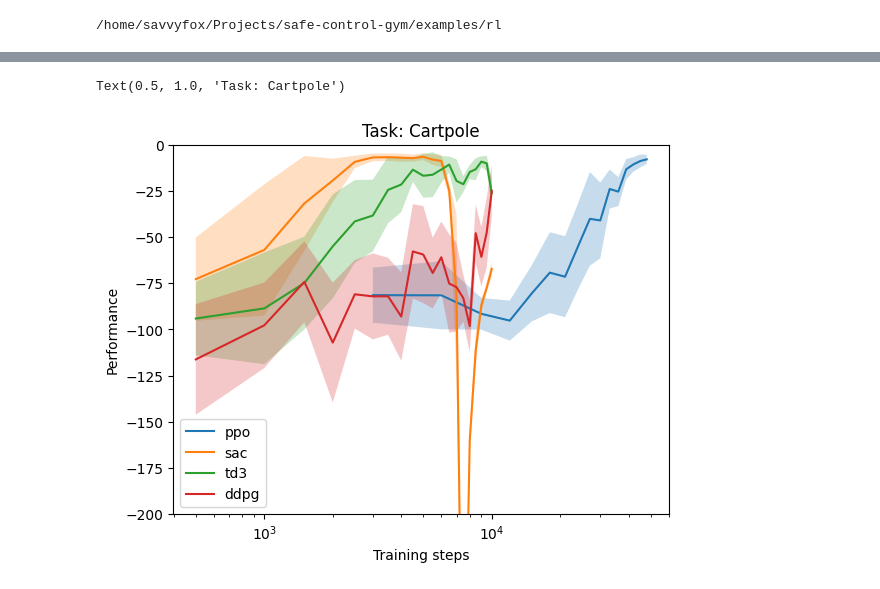
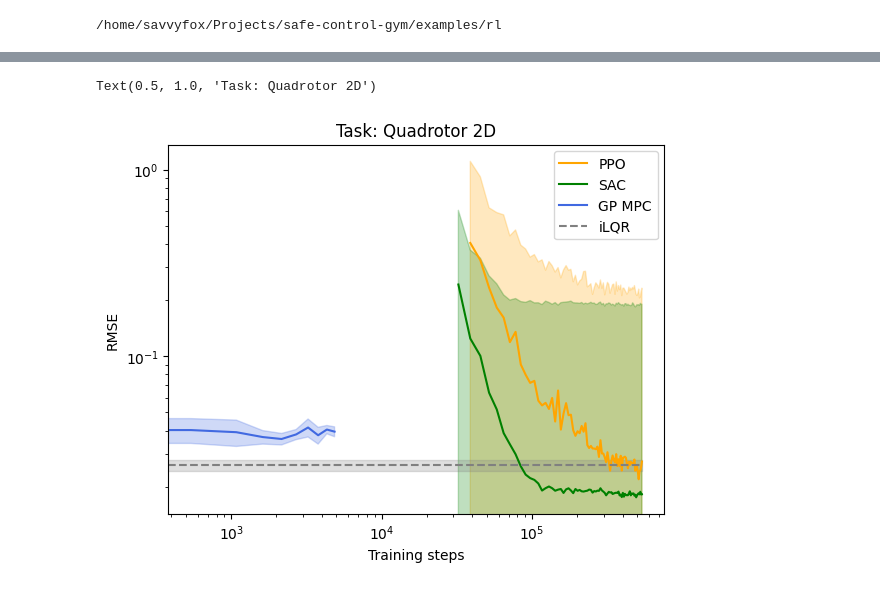
Before and after one commit to svsawant/safe-control-gym, a Jupyter notebook: examples/rl/data_analysis.ipynb, the cells around one changed output, grey strips where cells are left out. Saved outputs shown, nothing was run; the diff lists cells and outputs as text; code cells hidden in the pictures.

Commit message:
rmse calculation fix for ppo and sac

```diff
--- a/examples/rl/data_analysis.ipynb
+++ b/examples/rl/data_analysis.ipynb
@@ -42,9 +56,14 @@ for method in data_paths.keys():
     print(method)
     perf_data.update({method: {}})
     for seed in seeds:
+        xk, x, lk, l = load_from_log_file(data_paths[method] + str(seed) + "/logs/stat_eval/ep_length.log")
         xk, x, yk, y = load_from_log_file(data_paths[method] + str(seed) + "/logs/stat_eval/ep_return.log")
         xk, x, zk, z = load_from_log_file(data_paths[method] + str(seed) + "/logs/stat_eval/ep_return_std.log")
-        xk, x, ck, c = load_from_log_file(data_paths[method] + str(seed) + "/logs/stat_eval/constraint_violation.log")
+        # xk, x, ck, c = load_from_log_file(data_paths[method] + str(seed) + "/logs/stat_eval/constraint_violation.log")
         # perf_data[method].update({seed: {"x": x, "y": y, "c": c}})
-        perf_data[method].update({seed: {"x": x, "y": y, "z": z, "c": c}})
+        # perf_data[method].update({seed: {"x": x, "y": y, "z": z, "c": c}})
+        xk, x, yk, m = load_from_log_file(data_paths[method] + str(seed) + "/logs/stat_eval/mse.log")
+        xk, x, yk, n = load_from_log_file(data_paths[method] + str(seed) + "/logs/stat_eval/mse_std.log")
+        # perf_data[method].update({"x": x, "y": y, "z": z, "x1": x1, "y1": y1, "z1": z1})
+        perf_data[method].update({seed: {"x": x, "y": y, "z": z, "m": m, "n": n, "l": l}})
 # %% [output]
@@ -76,36 +73,64 @@ perf_data
 eval_data = {}
 w = 1
 fig = plt.figure()
+last_iter = perf_data["PPO"][0]["x"][-1]
 for method in data_paths.keys():
     print(method)
-    temp = np.zeros((len(seeds), 4, perf_data[method][seeds[0]]["x"].shape[0]))
+    temp = np.zeros((len(seeds), 6, perf_data[method][seeds[0]]["x"].shape[0]))
     for seed in seeds:
-        print(seed)
+        # print(seed)
         temp[seed, 0, :] = perf_data[method][seed]["x"]
         temp[seed, 1, :] = perf_data[method][seed]["y"]
         temp[seed, 2, :] = perf_data[method][seed]["z"]
-        temp[seed, 3, :] = perf_data[method][seed]["c"]
+        temp[seed, 3, :] = (perf_data[method][seed]["m"])**0.5
+        temp[seed, 4, :] = perf_data[method][seed]["n"]**0.5
+        temp[seed, 5, :] = perf_data[method][seed]["l"]
+    for seed in seeds:
+        for j,k in enumerate(temp[seed, 0, :]):
+            if temp[seed, 5, j] < 540:
+                temp[seed, 0, j] = np.nan
+                temp[seed, 1, j] = np.nan
+                temp[seed, 2, j] = np.nan
+                temp[seed, 3, j] = np.nan
+                temp[seed, 4, j] = np.nan
     eval_data.update({method: temp})
+    start_iter = last_iter - perf_data[method][seed]["x"][-1]
 
     # plotting performance
-    plt.plot(temp[0,0,:], np.mean(temp[:,1,:], axis=0), label=method)
-    plt.fill_between(temp[0,0,:], np.mean(temp[:,1,:], axis=0)+np.mean(temp[:,2,:], axis=0),
-                     np.mean(temp[:,1,:], axis=0)-np.mean(temp[:,2,:], axis=0), alpha=0.25)
+    # plt.plot(start_iter+temp[0,0,w-1:], moving_average(np.mean(temp[:,3,:], axis=0), w), label=method)
+    # plt.fill_between(start_iter+temp[0,0,w-1:],
+    #                  moving_average(np.mean(temp[:,3,:], axis=0)-np.mean(temp[:,4,:], axis=0), w),
+    #                  moving_average(np.mean(temp[:,3,:], axis=0)+np.mean(temp[:,4,:], axis=0), w), alpha=0.25)
+    plt.plot(start_iter+temp[0,0,:], np.mean(temp[:,3,:], axis=0), color=colors[method], label=method)
+    plt.fill_between(start_iter+temp[0,0,:],
+                     np.mean(temp[:,3,:], axis=0)-np.mean(temp[:,4,:], axis=0),
+                     np.mean(temp[:,3,:], axis=0)+np.mean(temp[:,4,:], axis=0), color=colors[method], alpha=0.25)
 
     # plotting constraint violations
     # plt.plot(temp[0,0,:], np.mean(temp[:,3,:], axis=0), label=method)
 
+gp_mpc_data = np.load("./Results/LSY_pc/GPMPC_rmse_200_mass_20_sample_10_epoch.npy", allow_pickle=True).item()
+start_iter = last_iter - gp_mpc_data['train_steps'][-1]
+plt.plot(0*start_iter+gp_mpc_data['train_steps'], gp_mpc_data['mean'], color=colors["GP MPC"], label='GP MPC')
+plt.fill_between(0*start_iter+gp_mpc_data['train_steps'],
+                 gp_mpc_data['mean']-gp_mpc_data['std'],
+                 gp_mpc_data['mean']+gp_mpc_data['std'], color=colors["GP MPC"], alpha=0.25)
+
+s = 1 # time std
+rmse_ilqr_mean = 0.026000000000000002
+rmse_ilqr_std = 0.001843908891458577
+plt.axhline(xmin=0.0, xmax=0.95, y=rmse_ilqr_mean, linestyle='--', color=colors["iLQR"], label='iLQR')
+plt.fill_between([0.0, last_iter], rmse_ilqr_mean-s*rmse_ilqr_std, rmse_ilqr_mean+s*rmse_ilqr_std, color=colors["iLQR"], alpha=0.25)
+
 # gp_05 = np.load(os.getcwd() + "/gp_mpc_data/gp_mpc_M_0.5_cost.npy", allow_pickle=True)
 # gp_10 = np.load(os.getcwd() + "/gp_mpc_data/gp_mpc_M_1.0_cost.npy", allow_pickle=True)
 # gp_30 = np.load(os.getcwd() + "/gp_mpc_data/gp_mpc_M_3.0_cost.npy", allow_pickle=True)
-
 # plt.plot(gp_05.item()["mean"][:,0], gp_05.item()["mean"][:,1], label="GP-MPC (m=0.5)")
 # plt.fill_between(gp_05.item()["mean"][:,0], gp_05.item()["mean"][:,1]-gp_05.item()["std"], gp_05.item()["mean"][:,1]+gp_05.item()["std"], alpha=0.25)
 # plt.plot(gp_10.item()["mean"][:,0], gp_10.item()["mean"][:,1], label="GP-MPC (m=1.0)")
 # plt.fill_between(gp_10.item()["mean"][:,0], gp_10.item()["mean"][:,1]-gp_10.item()["std"], gp_10.item()["mean"][:,1]+gp_10.item()["std"], alpha=0.25)
 # plt.plot(gp_30.item()["mean"][:,0], gp_30.item()["mean"][:,1], label="GP-MPC (m=3.0)")
 # plt.fill_between(gp_30.item()["mean"][:,0], gp_30.item()["mean"][:,1]-gp_30.item()["std"], gp_30.item()["mean"][:,1]+gp_30.item()["std"], alpha=0.25)
-
 # gp_05 = np.load(os.getcwd() + "/gp_mpc_data/gp_mpc_M_0.5_constraint_percentage.npy", allow_pickle=True)
 # gp_10 = np.load(os.getcwd() + "/gp_mpc_data/gp_mpc_M_1.0_constraint_percentage.npy", allow_pickle=True)
 # gp_30 = np.load(os.getcwd() + "/gp_mpc_data/gp_mpc_M_3.0_constraint_percentage.npy", allow_pickle=True)
@@ -115,10 +140,12 @@ for method in data_paths.keys():
 
 
 plt.legend()
-plt.ylim(-200,00)
+# plt.ylim(-200,00)
 plt.xscale("log")
+# plt.gca().invert_xaxis()
+plt.yscale("log")
 plt.xlabel("Training steps")
-plt.ylabel("Performance")
-plt.title("Task: Cartpole")
+plt.ylabel("RMSE")
+plt.title("Task: Quadrotor 2D")
 # plt.savefig("perf1.pdf",bbox_inches="tight", pad_inches=0.0)
 # %% [output]
@@ -142,2 +154,2 @@ sac
-Text(0.5, 1.0, 'Task: Cartpole')
+Text(0.5, 1.0, 'Task: Quadrotor 2D')
-[figure, old version]
+[figure, new version]
```
Also changed, not shown: parts of 15 cells of this notebook, 7 other files.
